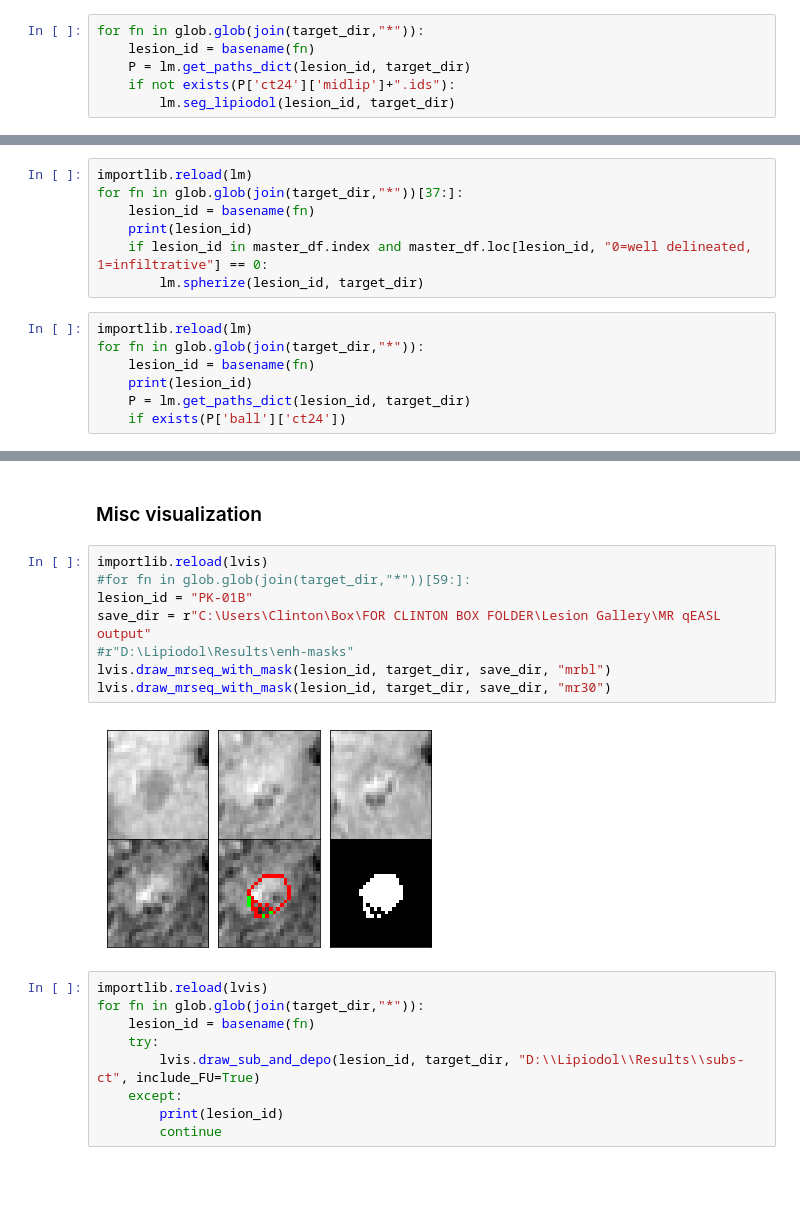
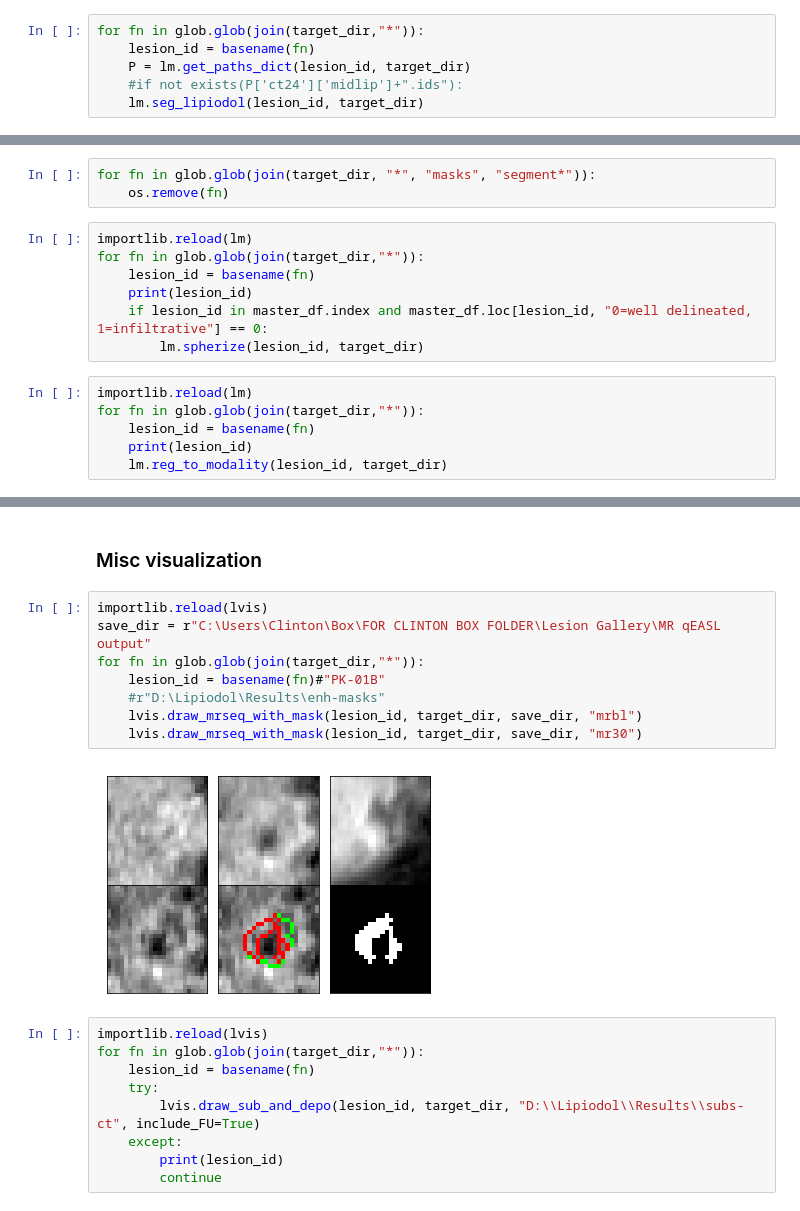
Before and after one commit to clintonjwang/lipiodol, a Jupyter notebook: data-retriever.ipynb, the cells around one changed output, grey strips where cells are left out. Cells and saved outputs as stored; diff of their text form; blank space fills up the shorter version.

```diff
--- a/data-retriever.ipynb
+++ b/data-retriever.ipynb
@@ -226,8 +234,8 @@ hf.save_nii(ct_img, P['ct24']['img'], D)
 for fn in glob.glob(join(target_dir,"*")):
     lesion_id = basename(fn)
     P = lm.get_paths_dict(lesion_id, target_dir)
-    if not exists(P['ct24']['midlip']+".ids"):
-        lm.seg_lipiodol(lesion_id, target_dir)
+    #if not exists(P['ct24']['midlip']+".ids"):
+    lm.seg_lipiodol(lesion_id, target_dir)
 # %% [markdown]
 ## Split masks of multiple tumors
 # %%
@@ -352,9 +356,12 @@ lm.spherize(lesion_id, target_dir)
 35
 # %%
 master_df = pd.read_excel(r"D:\Lipiodol\MASTER SOPHIE.xlsx", "Lesions analyzed", index_col="Lesion_ID")
+# %%
+for fn in glob.glob(join(target_dir, "*", "masks", "segment*")):
+    os.remove(fn)
 # %%
 importlib.reload(lm)
-for fn in glob.glob(join(target_dir,"*"))[37:]:
+for fn in glob.glob(join(target_dir,"*")):
     lesion_id = basename(fn)
     print(lesion_id)
     if lesion_id in master_df.index and master_df.loc[lesion_id, "0=well delineated, 1=infiltrative"] == 0:
@@ -364,8 +371,7 @@ importlib.reload(lm)
 for fn in glob.glob(join(target_dir,"*")):
     lesion_id = basename(fn)
     print(lesion_id)
-    P = lm.get_paths_dict(lesion_id, target_dir)
-    if exists(P['ball']['ct24'])
+    lm.reg_to_modality(lesion_id, target_dir)
 # %%
 importlib.reload(lm)
 lesion_id = "BM-07"
@@ -403,14 +409,14 @@ for fn in glob.glob(join(target_dir,"*"))[42:]:
 ### Misc visualization
 # %%
 importlib.reload(lvis)
-#for fn in glob.glob(join(target_dir,"*"))[59:]:
-lesion_id = "PK-01B"
 save_dir = r"C:\Users\Clinton\Box\FOR CLINTON BOX FOLDER\Lesion Gallery\MR qEASL output"
-#r"D:\Lipiodol\Results\enh-masks"
-lvis.draw_mrseq_with_mask(lesion_id, target_dir, save_dir, "mrbl")
-lvis.draw_mrseq_with_mask(lesion_id, target_dir, save_dir, "mr30")
+for fn in glob.glob(join(target_dir,"*")):
+    lesion_id = basename(fn)#"PK-01B"
+    #r"D:\Lipiodol\Results\enh-masks"
+    lvis.draw_mrseq_with_mask(lesion_id, target_dir, save_dir, "mrbl")
+    lvis.draw_mrseq_with_mask(lesion_id, target_dir, save_dir, "mr30")
 # %% [output]
-[figure, old version]
+[figure, new version]
 # %%
 importlib.reload(lvis)
 for fn in glob.glob(join(target_dir,"*")):
```
Also changed, not shown: parts of 4 cells of this notebook, 3 other files.
